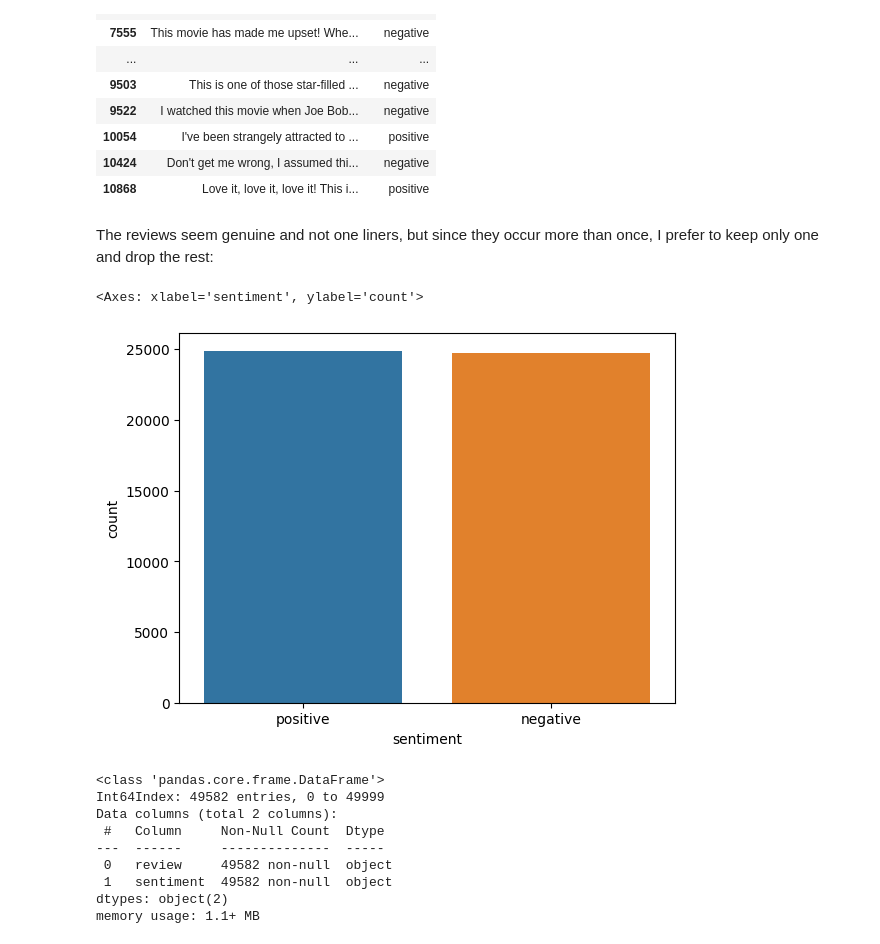
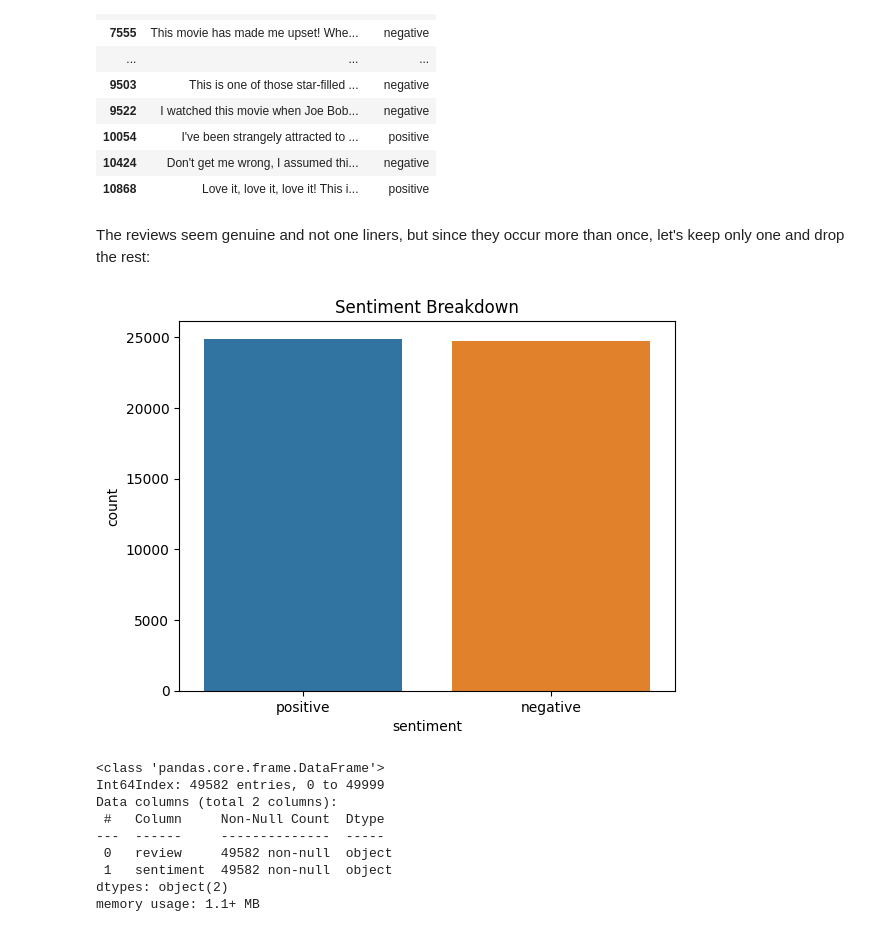
Before and after one commit to silverxlibra/IMDB_Sentiment_Analysis, a Jupyter notebook: IMDB_Sentiment_Analysis_classification.ipynb, the cells around one changed output. Drawn from its saved outputs; the diff is of its cells as text; code cells hidden in the pictures.

```diff
--- a/IMDB_Sentiment_Analysis_classification.ipynb
+++ b/IMDB_Sentiment_Analysis_classification.ipynb
@@ -77,16 +80,16 @@ df.loc[df.review.duplicated()][:20] #let's have a look at the first 20 reviews t
 | 10424 | Don't get me wrong, I assumed thi... | negative |
 | 10868 | Love it, love it, love it! This i... | positive |
 # %% [markdown]
-The reviews seem genuine and not one liners, but since they occur more than once, I prefer to keep only one and drop the rest:
+The reviews seem genuine and not one liners, but since they occur more than once, let's keep only one and drop the rest:
 # %%
 df.drop_duplicates(inplace = True)
 # %%
-#df['sentiment'].value_counts().plot(kind = 'bar') #same but less pretty
 import seaborn as sns
-sns.countplot(x=df['sentiment'])
+sns.countplot(x= df['sentiment'])
+plt.title('Sentiment Breakdown')
+plt.show()
 # %% [output]
-<Axes: xlabel='sentiment', ylabel='count'>
-[figure, old version]
+[figure, new version]
 # %%
 df.info()
 # %% [output]
```
Also changed, not shown: parts of 46 cells of this notebook.
